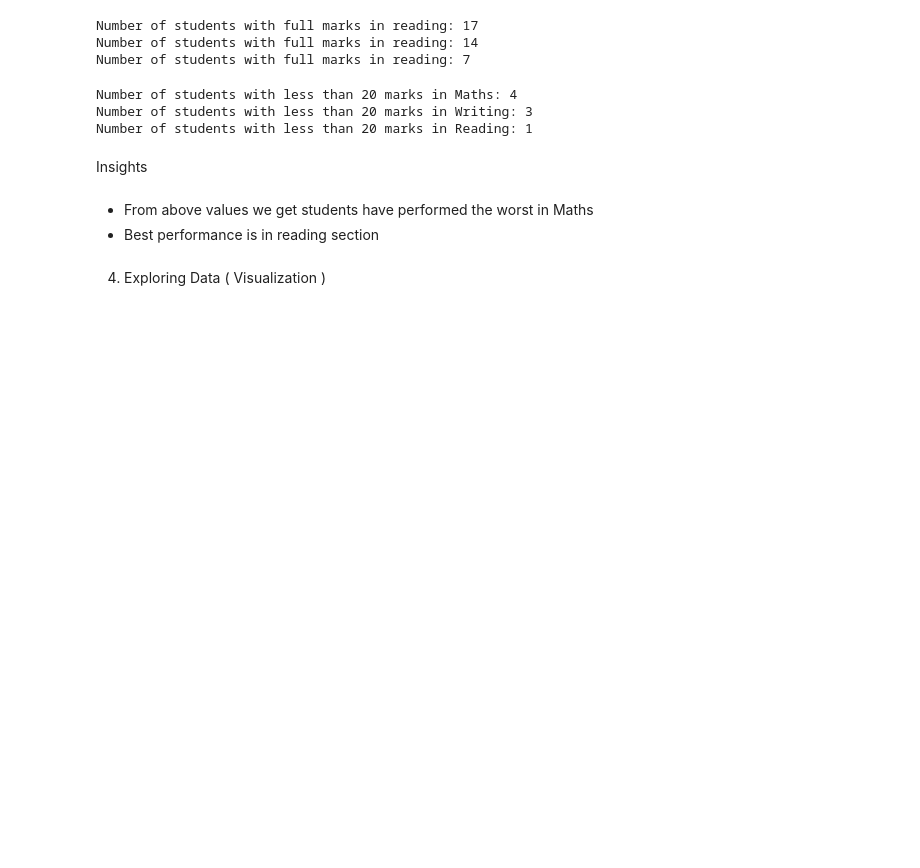
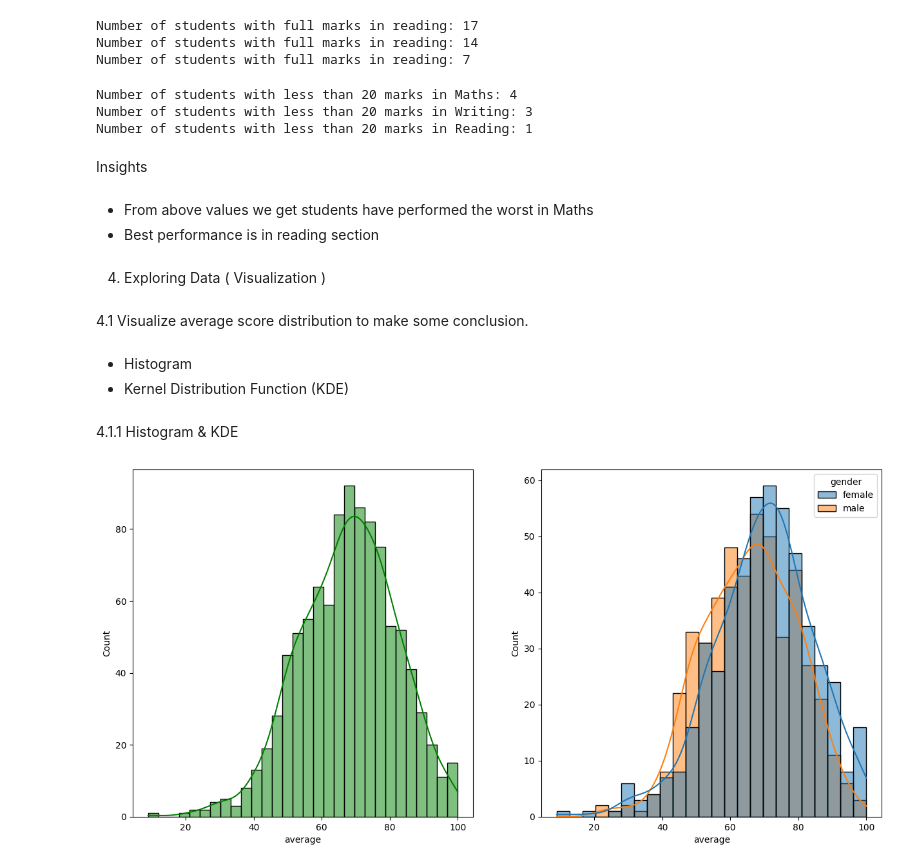
Before and after one commit to bhavishuc7-design/mlproject, a Jupyter notebook: notebook/EDA STUDENT PERFORMANCE.ipynb, the cells around one changed output. Saved outputs shown, nothing was run; the diff lists cells and outputs as text; code cells hidden in the pictures; blank space fills up the shorter version.

Commit message:
visualization

```diff
--- a/notebook/EDA STUDENT PERFORMANCE.ipynb
+++ b/notebook/EDA STUDENT PERFORMANCE.ipynb
@@ -238,3 +238,19 @@ Insights
 - Best performance is in reading section
 # %% [markdown]
 4. Exploring Data ( Visualization )
+# %% [markdown]
+4.1 Visualize average score distribution to make some conclusion.
+# %% [markdown]
+- Histogram
+- Kernel Distribution Function (KDE)
+# %% [markdown]
+4.1.1 Histogram & KDE
+# %%
+fig,axs = plt.subplots(1,2, figsize=(15,7))
+plt.subplot(121)
+sns.histplot(data=df,x='average',bins=30,kde=True,color='g')
+plt.subplot(122)
+sns.histplot(data=df,x='average',kde=True,hue='gender')
+plt.show()
+# %% [output]
+[figure, added]
```
Also changed, not shown: parts of 18 cells of this notebook.
